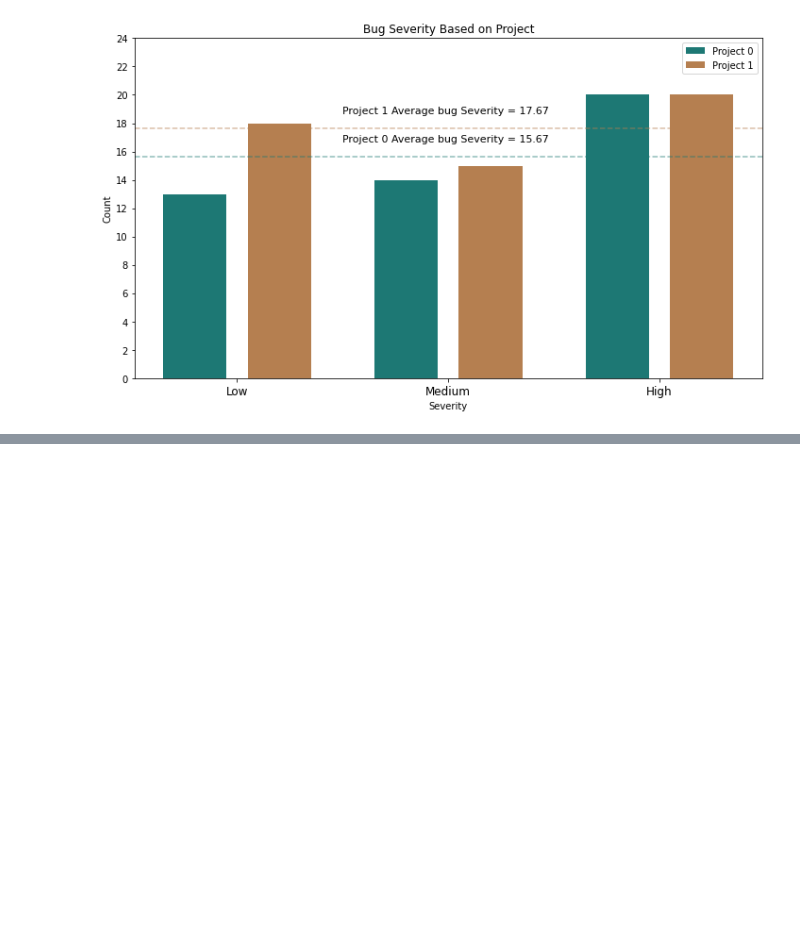
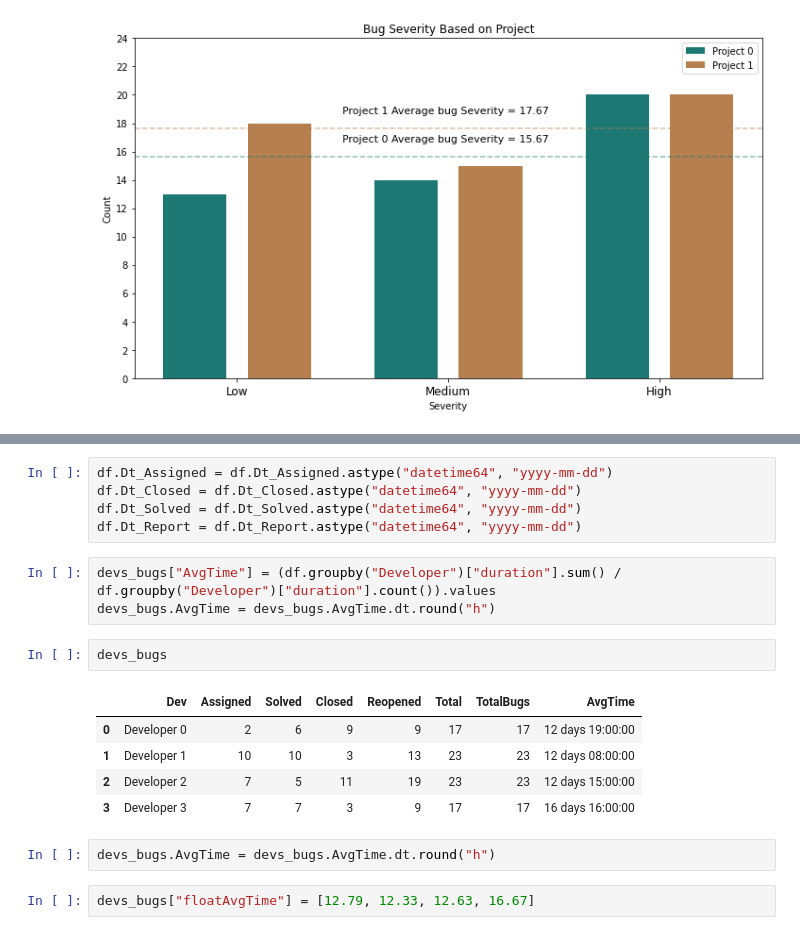
Before and after one commit to YazeedS/QAProject, a Jupyter notebook: HW2.ipynb, the cells around one changed output, grey strips where cells are left out. Cells and saved outputs as stored; diff of their text form; blank space fills up the shorter version.

```diff
--- a/HW2.ipynb
+++ b/HW2.ipynb
@@ -224,0 +285,20 @@ plt.show()
+# %%
+df.Dt_Assigned = df.Dt_Assigned.astype("datetime64", "yyyy-mm-dd")
+df.Dt_Closed = df.Dt_Closed.astype("datetime64", "yyyy-mm-dd")
+df.Dt_Solved = df.Dt_Solved.astype("datetime64", "yyyy-mm-dd")
+df.Dt_Report = df.Dt_Report.astype("datetime64", "yyyy-mm-dd")
+# %%
+devs_bugs["AvgTime"] = (df.groupby("Developer")["duration"].sum() / df.groupby("Developer")["duration"].count()).values
+devs_bugs.AvgTime = devs_bugs.AvgTime.dt.round("h")
+# %%
+devs_bugs
+# %% [output]
+|  | Dev | Assigned | Solved | Closed | Reopened | Total | TotalBugs | AvgTime |
+| 0 | Developer 0 | 2 | 6 | 9 | 9 | 17 | 17 | 12 days 19:00:00 |
+| 1 | Developer 1 | 10 | 10 | 3 | 13 | 23 | 23 | 12 days 08:00:00 |
+| 2 | Developer 2 | 7 | 5 | 11 | 19 | 23 | 23 | 12 days 15:00:00 |
+| 3 | Developer 3 | 7 | 7 | 3 | 9 | 17 | 17 | 16 days 16:00:00 |
+# %%
+devs_bugs.AvgTime = devs_bugs.AvgTime.dt.round("h")
+# %%
+devs_bugs["floatAvgTime"] = [12.79, 12.33, 12.63, 16.67]
```
Also changed, not shown: parts of 23 cells of this notebook.
